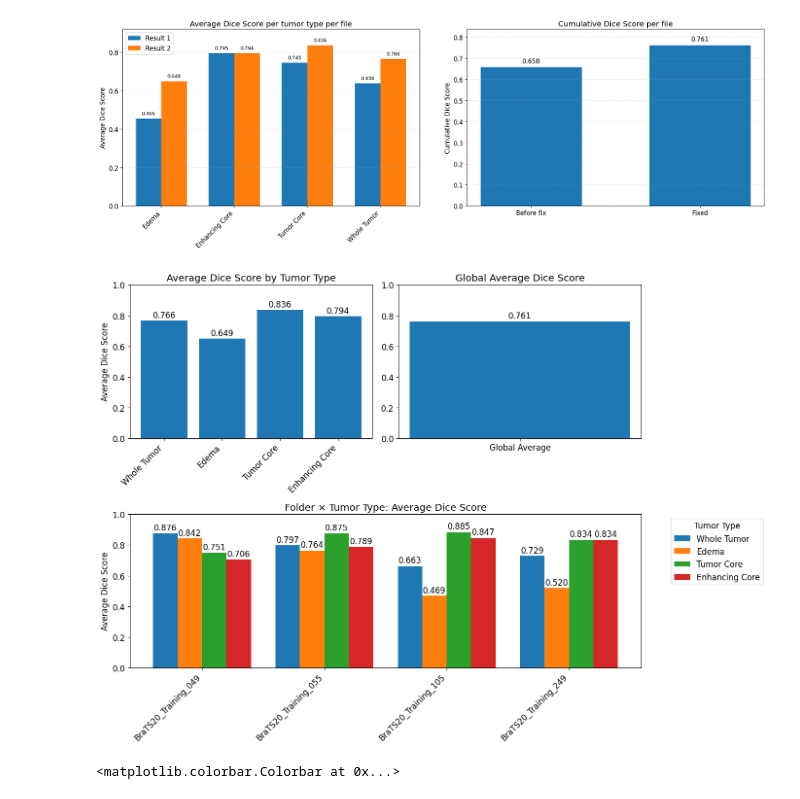
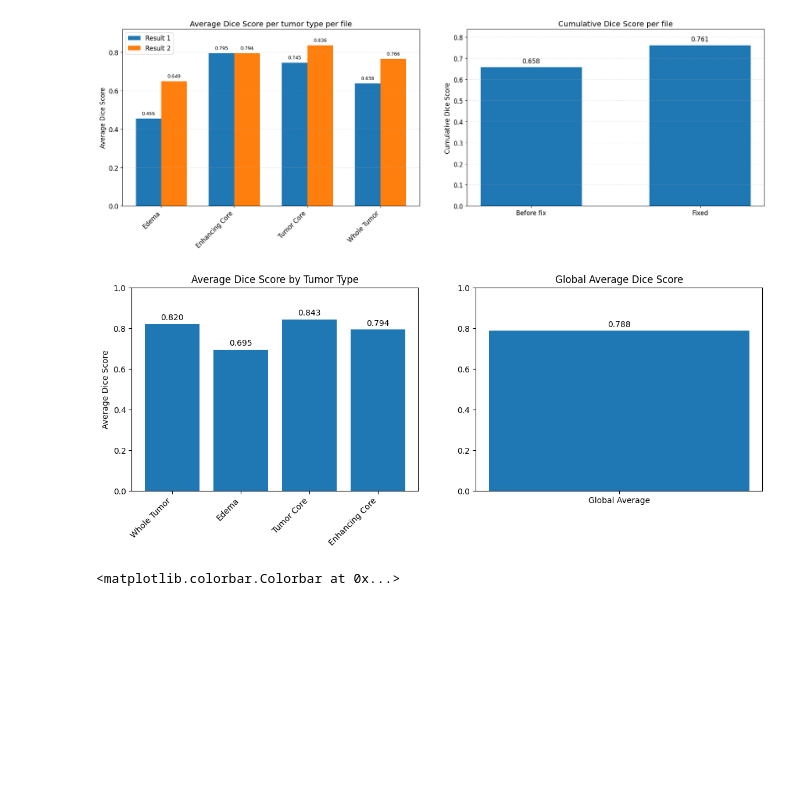
Before and after one commit to davidarvai/BrainTumorSegmentation, a Jupyter notebook: CNN.ipynb, the cells around one changed output. Drawn from its saved outputs; the diff is of its cells as text; code cells hidden in the pictures; blank space fills up the shorter version.

```diff
--- a/CNN.ipynb
+++ b/CNN.ipynb
@@ -645,7 +689,7 @@ import matplotlib.pyplot as plt
 import numpy as np
 
 # 1. Reading and processing
-file_path = '/content/drive/My Drive/Allamvizsga/OutputCNN/Elso_tesztek/EredmenyJ2/output.txt'
+file_path = '/content/drive/My Drive/Allamvizsga/OutputCNN/Eredmeny/output.txt'
 
 tumor_scores_global = {}
 tumor_scores_by_folder = {}
@@ -687,57 +731,34 @@ avg_by_folder_and_type = np.zeros((len(folders), len(types)))
 for i, folder in enumerate(folders):
     for j, tumor in enumerate(types):
         vals = tumor_scores_by_folder[folder].get(tumor, [])
         avg_by_folder_and_type[i, j] = np.mean(vals) if vals else np.nan
 
 # 3. Plotting – 2x2 layout (bottom row has only one plot spanning both columns)
 fig = plt.figure(figsize=(14, 10))
 
 # --- Plot 1: Average Dice Score by tumor type ---
 ax1 = fig.add_subplot(2, 2, 1)
 bars1 = ax1.bar(types, avg_global_by_type)
 ax1.set_title('Average Dice Score by Tumor Type')
 ax1.set_ylabel('Average Dice Score')
 ax1.set_ylim(0, 1)
 ax1.set_xticklabels(types, rotation=45, ha='right')
 
 # Add value labels above each bar
 for bar, val in zip(bars1, avg_global_by_type):
     ax1.text(bar.get_x() + bar.get_width() / 2, val + 0.02, f'{val:.3f}', ha='center')
 
 # --- Plot 2: Global average Dice Score ---
 ax2 = fig.add_subplot(2, 2, 2)
 bar2 = ax2.bar(['Global Average'], [global_avg], width=0.4)
 ax2.set_title('Global Average Dice Score')
 ax2.set_ylim(0, 1)
 
 for bar in bar2:
     height = bar.get_height()
     ax2.text(bar.get_x() + bar.get_width() / 2, height + 0.02, f'{height:.3f}', ha='center')
-
-# --- Plot 3 (spans bottom row): Folder × Tumor Type average Dice Score ---
-ax3 = fig.add_subplot(2, 1, 2)  # 2 rows, 1 column, position 2
-x = np.arange(len(folders))
-width = 0.8 / len(types)
-
-for j, tumor in enumerate(types):
-    vals = avg_by_folder_and_type[:, j]
-    bars3 = ax3.bar(x + j * width, vals, width, label=tumor)
-    # Value labels on each bar
-    for bar in bars3:
-        height = bar.get_height()
-        ax3.text(bar.get_x() + bar.get_width() / 2, height + 0.02, f'{height:.3f}', ha='center')
-
-ax3.set_xticks(x + width * (len(types) - 1) / 2)
-ax3.set_xticklabels(folders, rotation=45, ha='right')
-ax3.set_title('Folder × Tumor Type: Average Dice Score')
-ax3.set_ylabel('Average Dice Score')
-ax3.set_ylim(0, 1)
-ax3.legend(title='Tumor Type', bbox_to_anchor=(1.05, 1), loc='upper left')
-
-plt.tight_layout()
-plt.show()
 # %% [output]
-[figure, old version]
+[figure, new version]
 # %%
 import nibabel as nib
 import matplotlib.pyplot as plt
```
Also changed, not shown: parts of 3 cells of this notebook.
